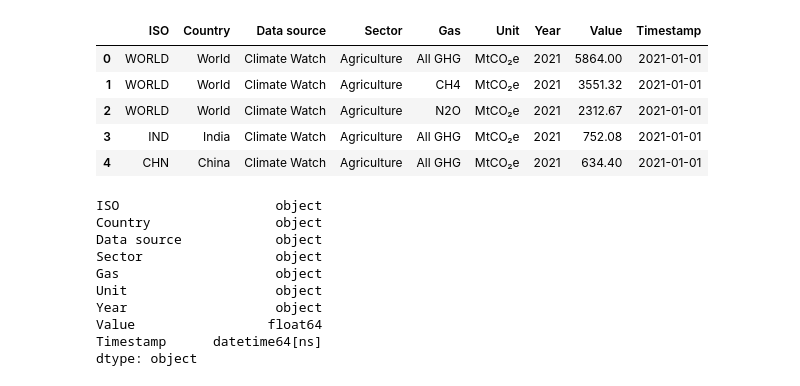
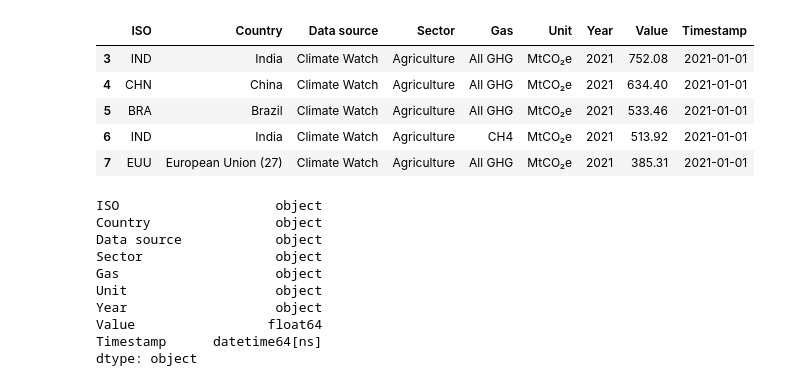
Before and after one commit to 0xTonadotirunt/VABI-Dashboard, a Jupyter notebook: scripts/merg_AGRI.ipynb, the cells around one changed output. Saved outputs shown, nothing was run; the diff lists cells and outputs as text; code cells hidden in the pictures.

Commit message:
added agri datasets, updated tableau graphs

```diff
--- a/scripts/merg_AGRI.ipynb
+++ b/scripts/merg_AGRI.ipynb
@@ -7,17 +7,20 @@ df_melted = pd.melt(df, id_vars=['ISO', 'Country','Data source','Sector', 'Gas',
 # %%
 df_melted.head()
 
 
 df_melted['Timestamp'] = pd.to_datetime(df_melted['Year'])
 
+# drop all rows with ISO = WORLD
+df_melted = df_melted[df_melted['ISO'] != 'WORLD']
+
 df_melted.head()
 # %% [output]
 |  | ISO | Country | Data source | Sector | Gas | Unit | Year | Value | Timestamp |
-| 0 | WORLD | World | Climate Watch | Agriculture | All GHG | MtCO₂e | 2021 | 5864.00 | 2021-01-01 |
-| 1 | WORLD | World | Climate Watch | Agriculture | CH4 | MtCO₂e | 2021 | 3551.32 | 2021-01-01 |
-| 2 | WORLD | World | Climate Watch | Agriculture | N2O | MtCO₂e | 2021 | 2312.67 | 2021-01-01 |
 | 3 | IND | India | Climate Watch | Agriculture | All GHG | MtCO₂e | 2021 | 752.08 | 2021-01-01 |
 | 4 | CHN | China | Climate Watch | Agriculture | All GHG | MtCO₂e | 2021 | 634.40 | 2021-01-01 |
+| 5 | BRA | Brazil | Climate Watch | Agriculture | All GHG | MtCO₂e | 2021 | 533.46 | 2021-01-01 |
+| 6 | IND | India | Climate Watch | Agriculture | CH4 | MtCO₂e | 2021 | 513.92 | 2021-01-01 |
+| 7 | EUU | European Union (27) | Climate Watch | Agriculture | All GHG | MtCO₂e | 2021 | 385.31 | 2021-01-01 |
 # %%
 df_melted.dtypes
 # %% [output]
```
Also changed, not shown: parts of 10 cells of this notebook, 14 other files.
